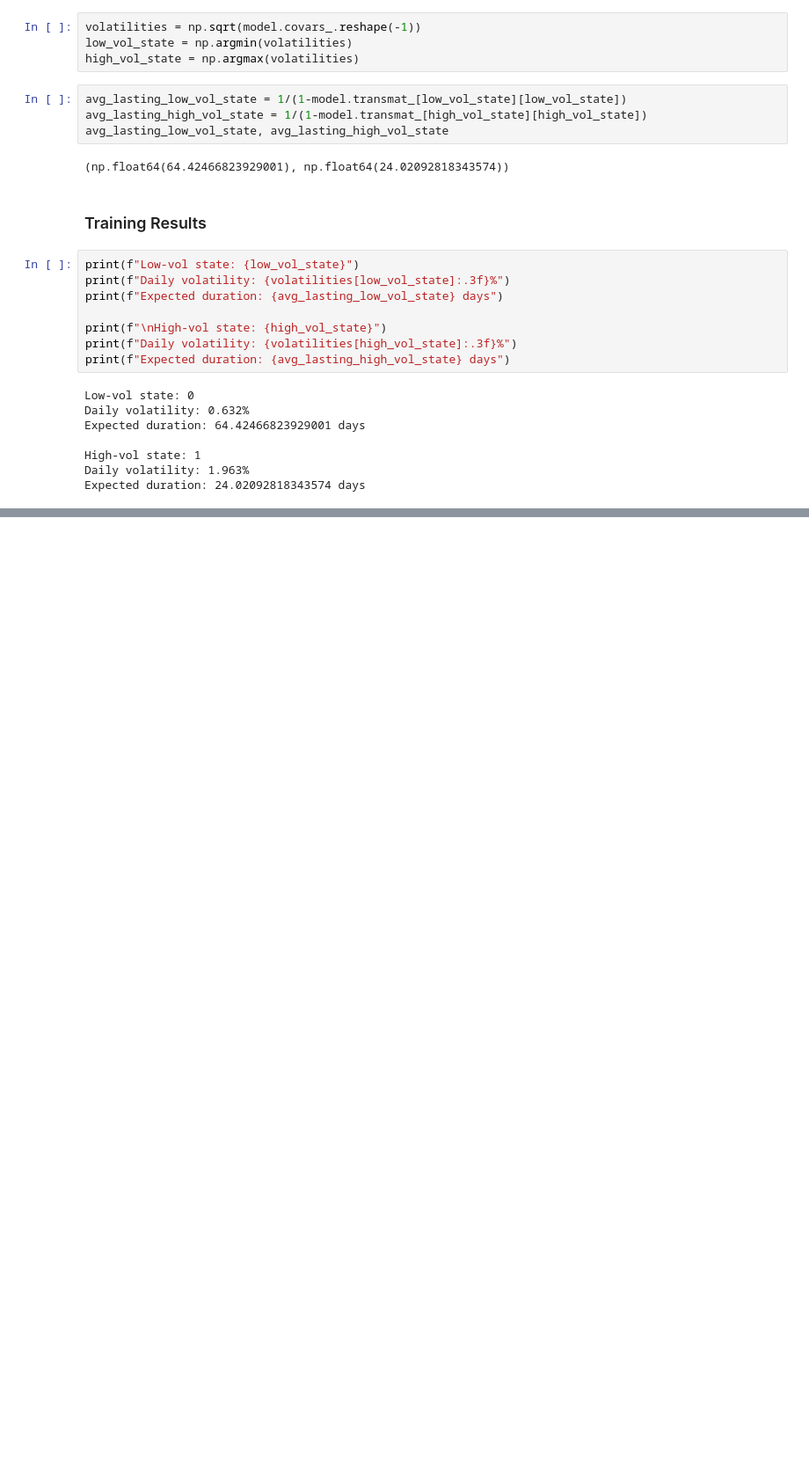
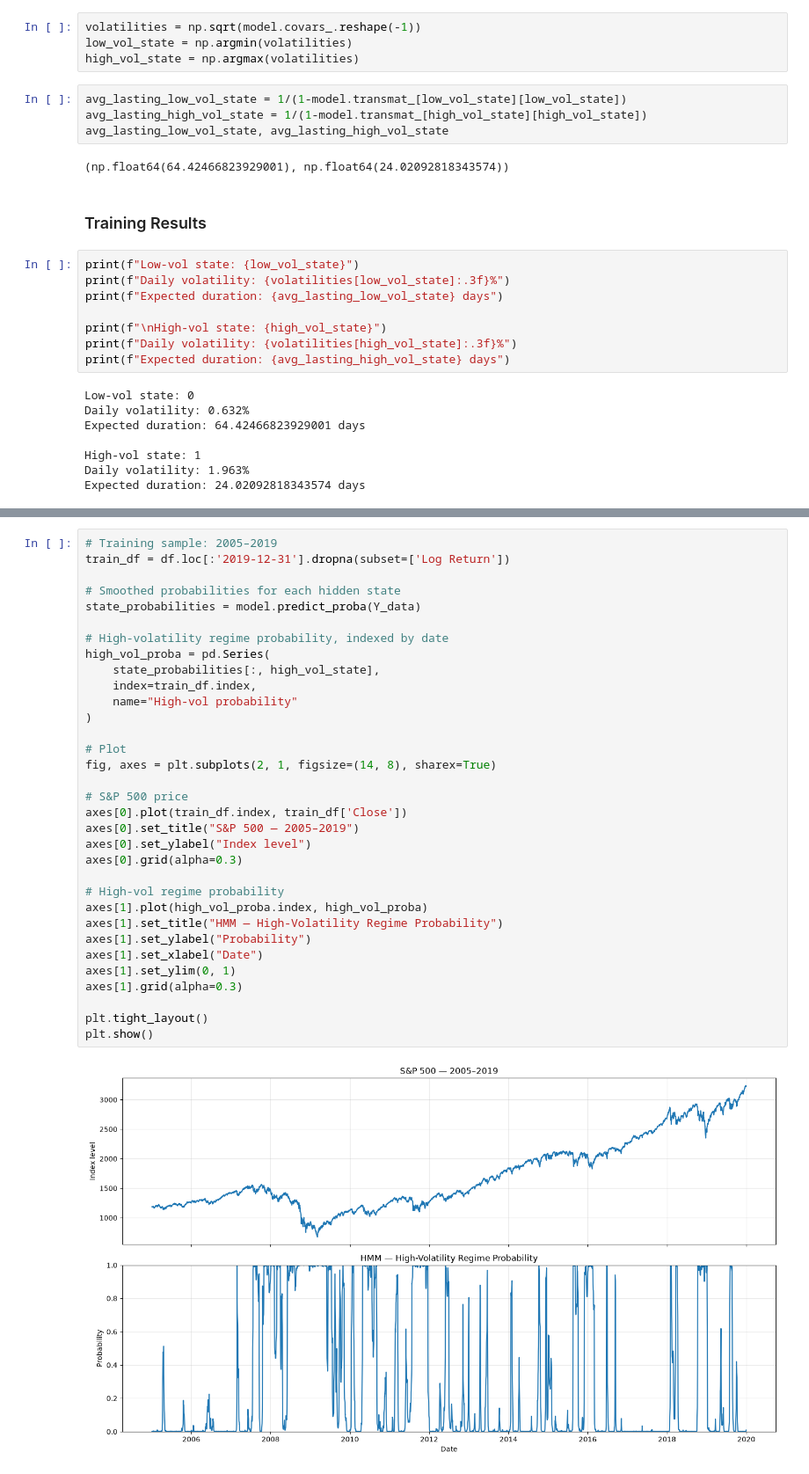
Before and after one commit to cgav1n1/Hidden-Markov-Models-for-Volatility-Regime-Detection, a Jupyter notebook: notebooks/01_data_exploration.ipynb, the cells around one changed output, grey strips where cells are left out. Shown at 88% size. Saved outputs shown, nothing was run; the diff lists cells and outputs as text; blank space fills up the shorter version.

Commit message:
Training Results - Smoothed Probabilities for each regime

```diff
--- a/notebooks/01_data_exploration.ipynb
+++ b/notebooks/01_data_exploration.ipynb
@@ -92,0 +101,35 @@ Expected duration: 24.02092818343574 days
+# %%
+# Training sample: 2005–2019
+train_df = df.loc[:'2019-12-31'].dropna(subset=['Log Return'])
+
+# Smoothed probabilities for each hidden state
+state_probabilities = model.predict_proba(Y_data)
+
+# High-volatility regime probability, indexed by date
+high_vol_proba = pd.Series(
+    state_probabilities[:, high_vol_state],
+    index=train_df.index,
+    name="High-vol probability"
+)
+
+# Plot
+fig, axes = plt.subplots(2, 1, figsize=(14, 8), sharex=True)
+
+# S&P 500 price
+axes[0].plot(train_df.index, train_df['Close'])
+axes[0].set_title("S&P 500 — 2005–2019")
+axes[0].set_ylabel("Index level")
+axes[0].grid(alpha=0.3)
+
+# High-vol regime probability
+axes[1].plot(high_vol_proba.index, high_vol_proba)
+axes[1].set_title("HMM — High-Volatility Regime Probability")
+axes[1].set_ylabel("Probability")
+axes[1].set_xlabel("Date")
+axes[1].set_ylim(0, 1)
+axes[1].grid(alpha=0.3)
+
+plt.tight_layout()
+plt.show()
+# %% [output]
+[figure, added]
```
Also changed, not shown: parts of 2 cells of this notebook.
